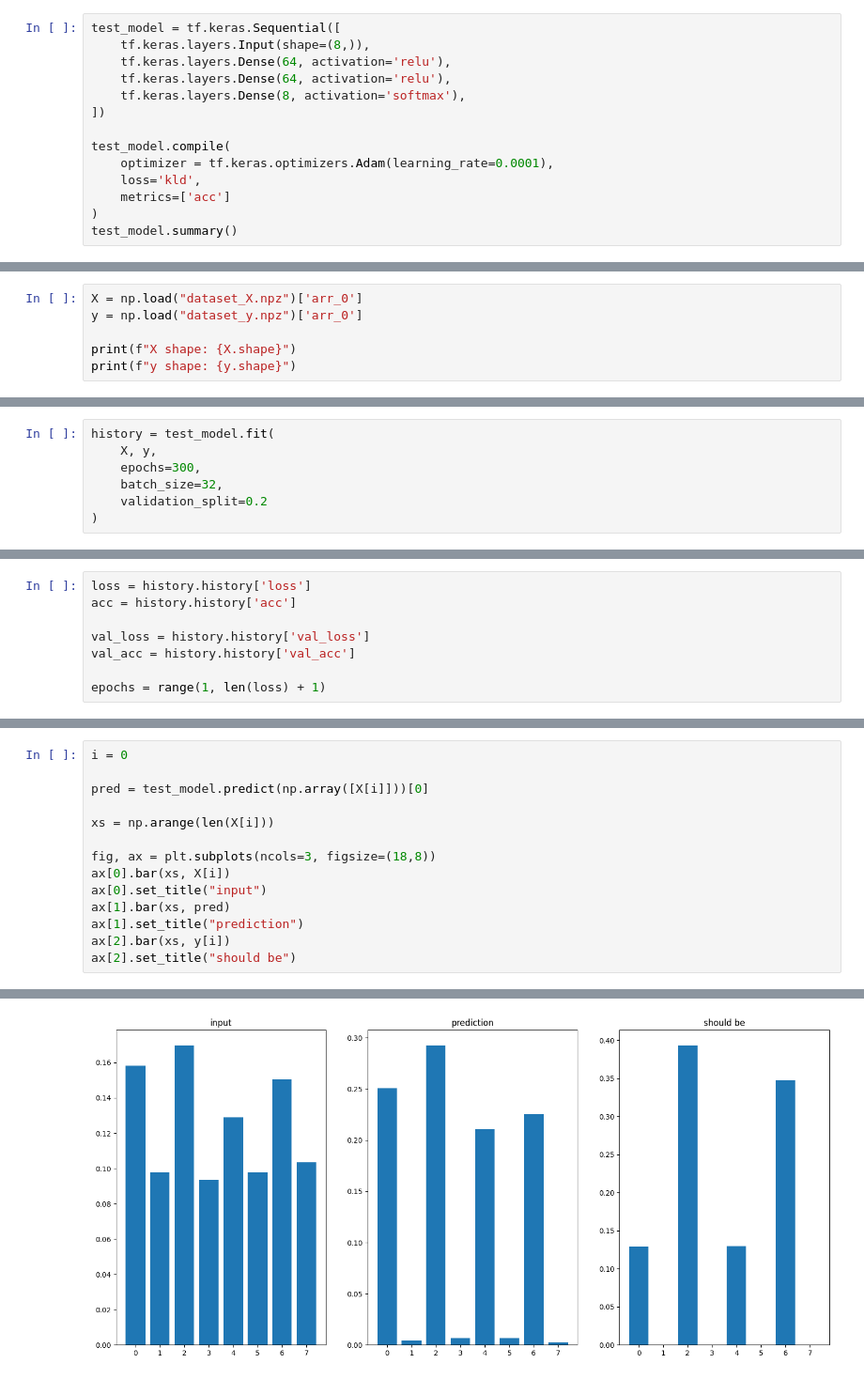
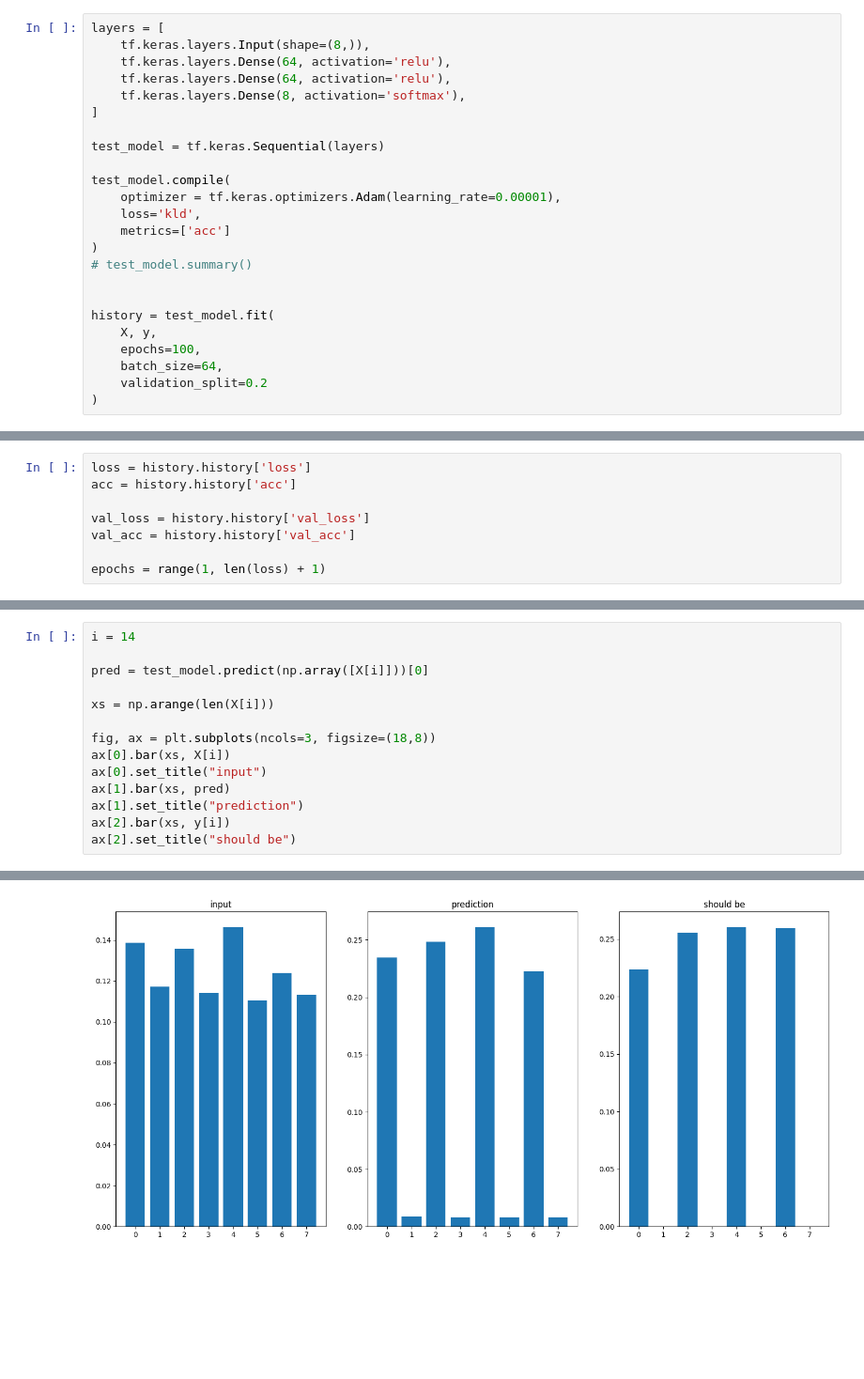
Before and after one commit to filipkojro/qw-defects, a Jupyter notebook: model_tests.ipynb, the cells around one changed output, grey strips where cells are left out. Shown at 94% size. Cells and saved outputs as stored; diff of their text form; blank space fills up the shorter version.

```diff
--- a/model_tests.ipynb
+++ b/model_tests.ipynb
@@ -5,15 +29,25 @@ import sklearn
 # %%
-test_model = tf.keras.Sequential([
+layers = [
     tf.keras.layers.Input(shape=(8,)),
     tf.keras.layers.Dense(64, activation='relu'),
     tf.keras.layers.Dense(64, activation='relu'),
     tf.keras.layers.Dense(8, activation='softmax'),
-])
+]
+
+test_model = tf.keras.Sequential(layers)
 
 test_model.compile(
-    optimizer = tf.keras.optimizers.Adam(learning_rate=0.0001),
+    optimizer = tf.keras.optimizers.Adam(learning_rate=0.00001),
     loss='kld',
     metrics=['acc']
 )
-test_model.summary()
+# test_model.summary()
+
+
+history = test_model.fit(
+    X, y,
+    epochs=100,
+    batch_size=64,
+    validation_split=0.2
+)
 # %% [output]
@@ -30,9 +64,3 @@ Model: "sequential_21"
  Total params: 5,256 (20.53 KB)
  Trainable params: 5,256 (20.53 KB)
  Non-trainable params: 0 (0.00 B)
-# %%
-X = np.load("dataset_X.npz")['arr_0']
-y = np.load("dataset_y.npz")['arr_0']
-
-print(f"X shape: {X.shape}")
-print(f"y shape: {y.shape}")
@@ -47,8 +67,2 @@ y shape: (392, 8)
 # %%
-history = test_model.fit(
-    X, y,
-    epochs=300,
-    batch_size=32,
-    validation_split=0.2
-)
 # %% [output]
@@ -91,5 +123,5 @@ ax[1].legend()
 # %%
-i = 0
+i = 14
 
 pred = test_model.predict(np.array([X[i]]))[0]
 
@@ -107,2 +139,2 @@ ax[2].set_title("should be")
 Text(0.5, 1.0, 'should be')
-[figure, old version]
+[figure, new version]
```
Also changed, not shown: parts of 8 cells of this notebook, 1 other file.
